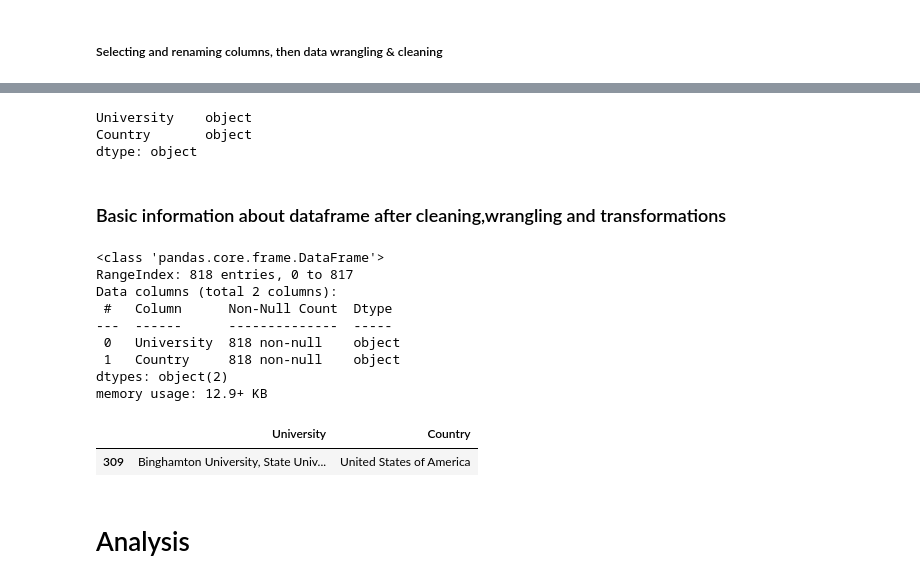
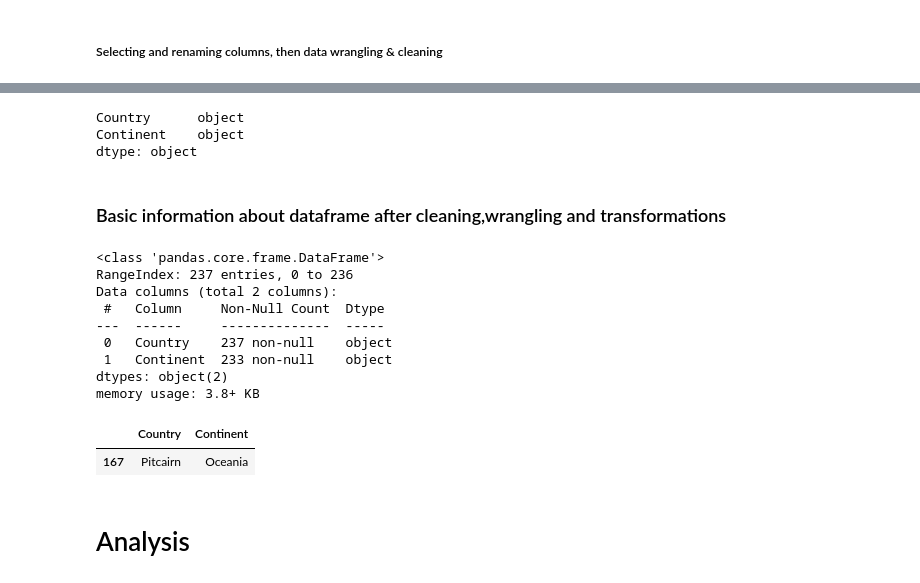
Before and after one commit to Lunczer93/Python_Project_4_World_University_Ranking, a Jupyter notebook: Python_Project_4_World_University_Ranking.ipynb, the cells around one changed output, grey strips where cells are left out. Cells and saved outputs as stored; diff of their text form; code cells hidden in the pictures.

```diff
--- a/Python_Project_4_World_University_Ranking.ipynb
+++ b/Python_Project_4_World_University_Ranking.ipynb
@@ -20,4 +20,4 @@ pd.set_option('display.width', 25)
 WorldUniversityRanking20172022 = pd.read_csv("D:\My commercial projects\Python\Project 4\World University Rankings\qs-world-university-rankings-2017-to-2022-V2.csv")
 WorldUniversityRankingShanghai = pd.read_json("D:\My commercial projects\Python\Project 4\World University Rankings\shanghai-world-university-ranking.json")
 WorldUniversityRanking2023 = pd.read_csv(r"D:\My commercial projects\Python\Project 4\World University Rankings\2023 QS World University Rankings.csv")
-SchoolCountryTable = pd.read_csv(r"D:\My commercial projects\Python\Project 4\World University Rankings\school_and_country_table.csv")
+CountryContinent = pd.read_csv("D:\My commercial projects\Python\Project 4\World University Rankings\CountryContinent.csv",sep=',',  encoding='latin-1',error_bad_lines=False)
@@ -475,0 +479,2 @@ SchoolCountryTable.tail()
+# %%
+CountryContinent = CountryContinent[['country','continent']]
@@ -476,9 +497,7 @@ SchoolCountryTable.tail()
 # %% [markdown]
 ##### Selecting and renaming columns, then data wrangling & cleaning
 # %%
-SchoolCountryTable.rename(columns={
-                                                   'school_name':'University',
-                                                   'country':'Country'}
-                                         , inplace=True)
-SchoolCountryTable
+CountryContinent.rename(columns={'country':'Country',
+                                'continent':'Continent'}, inplace=True)
+CountryContinent
 # %% [output]
@@ -505,28 +532,28 @@ Country-0.0%
 # %%
-SchoolCountryTable.dtypes
+CountryContinent.dtypes
 # %% [output]
-University    object
-Country       object
+Country      object
+Continent    object
 dtype: object
 # %% [markdown]
 ### Basic information about dataframe after cleaning,wrangling and transformations
 # %%
-SchoolCountryTable.info(),
-SchoolCountryTable.size,
-SchoolCountryTable.shape,
-SchoolCountryTable.dtypes.value_counts(),
-SchoolCountryTable.sample()
+CountryContinent.info(),
+CountryContinent.size,
+CountryContinent.shape,
+CountryContinent.dtypes.value_counts(),
+CountryContinent.sample()
 # %% [output]
 <class 'pandas.core.frame.DataFrame'>
-RangeIndex: 818 entries, 0 to 817
+RangeIndex: 237 entries, 0 to 236
 Data columns (total 2 columns):
- #   Column      Non-Null Count  Dtype
----  ------      --------------  -----
- 0   University  818 non-null    object
- 1   Country     818 non-null    object
+ #   Column     Non-Null Count  Dtype
+---  ------     --------------  -----
+ 0   Country    237 non-null    object
+ 1   Continent  233 non-null    object
 dtypes: object(2)
-memory usage: 12.9+ KB
+memory usage: 3.8+ KB
-|  | University | Country |
-| 309 | Binghamton University, State Univ... | United States of America |
+|  | Country | Continent |
+| 167 | Pitcairn | Oceania |
 # %% [markdown]
 # Analysis
```
Also changed, not shown: parts of 25 cells of this notebook.
